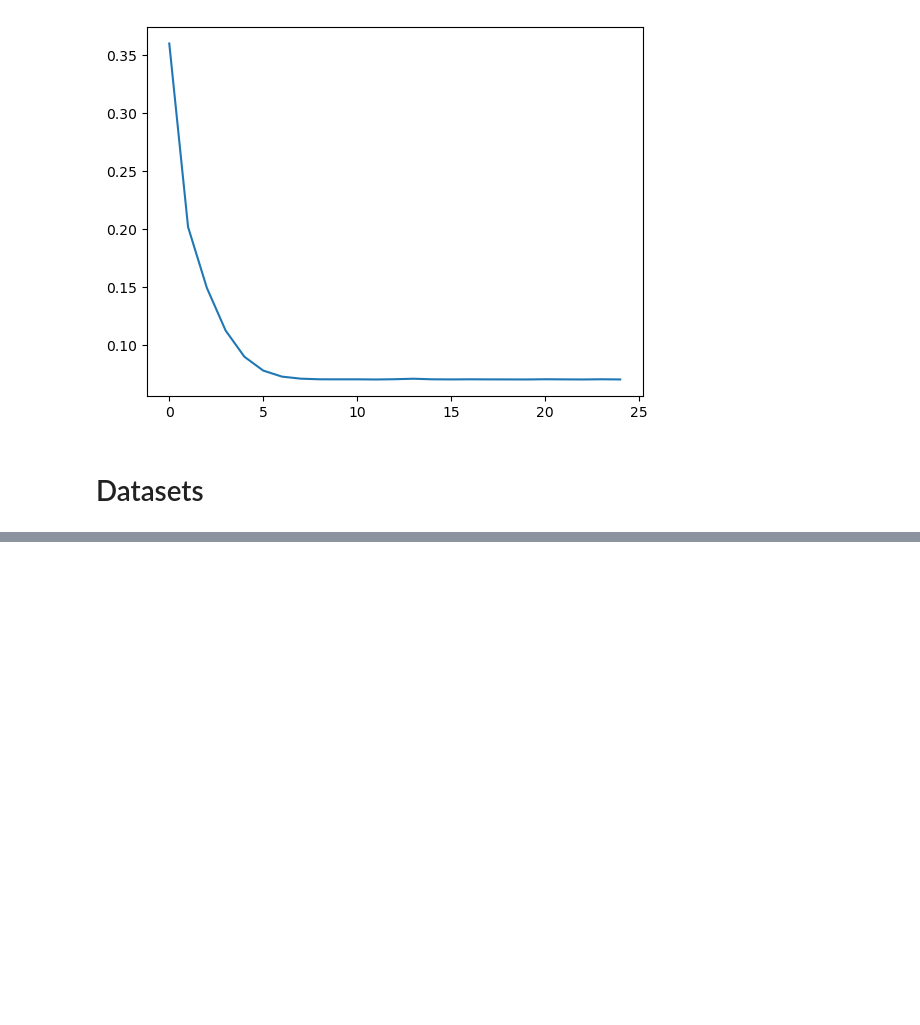
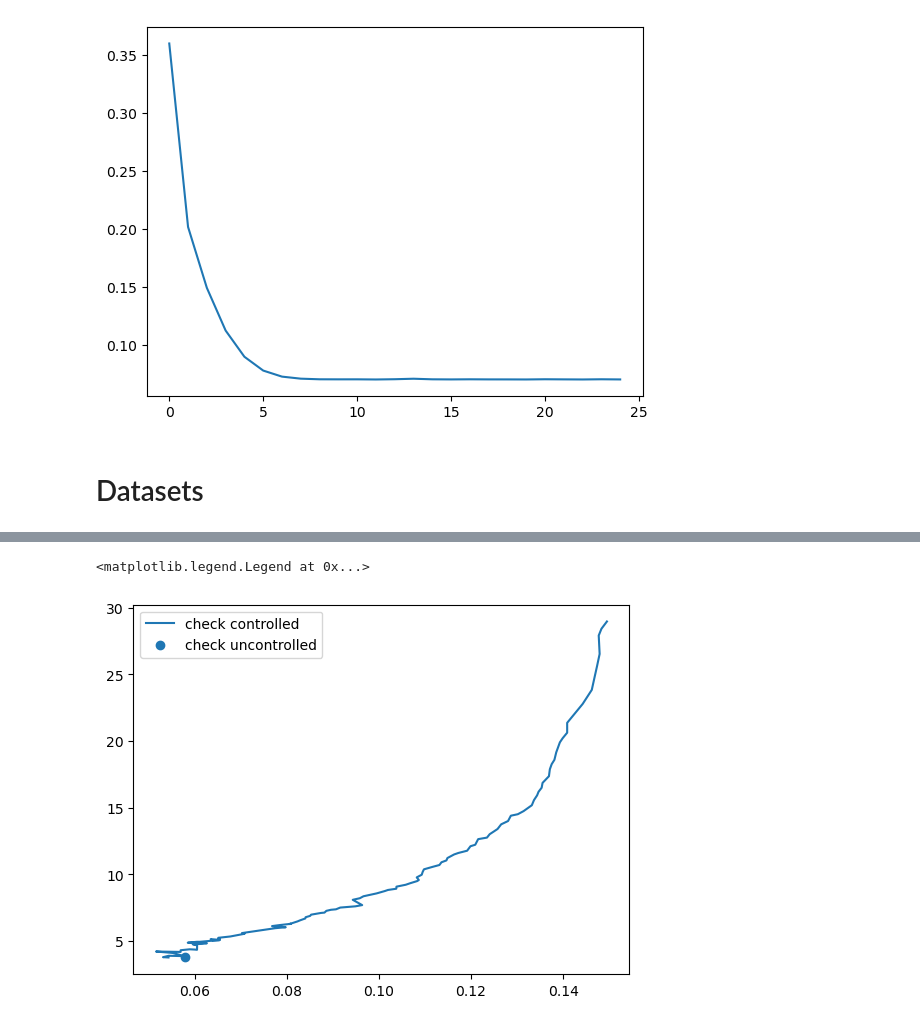
Before and after one commit to Zyxleo123/calibrated-quantile-uq, a Jupyter notebook: test.ipynb, the cells around one changed output, grey strips where cells are left out. Drawn from its saved outputs; the diff is of its cells as text; code cells hidden in the pictures; blank space fills up the shorter version.

```diff
--- a/test.ipynb
+++ b/test.ipynb
@@ -257,0 +286,7 @@ KeyboardInterrupt: Interrupted by user
+# %%
+plt.plot(data['te_ece_controlled'], data['te_bag_nll_controlled'], label='check controlled')
+plt.scatter(data['te_ece'], data['te_bag_nll'], label='check uncontrolled')
+plt.legend()
+# %% [output]
+<matplotlib.legend.Legend at 0x...>
+[figure, added]
```
Also changed, not shown: parts of 4 cells of this notebook.
